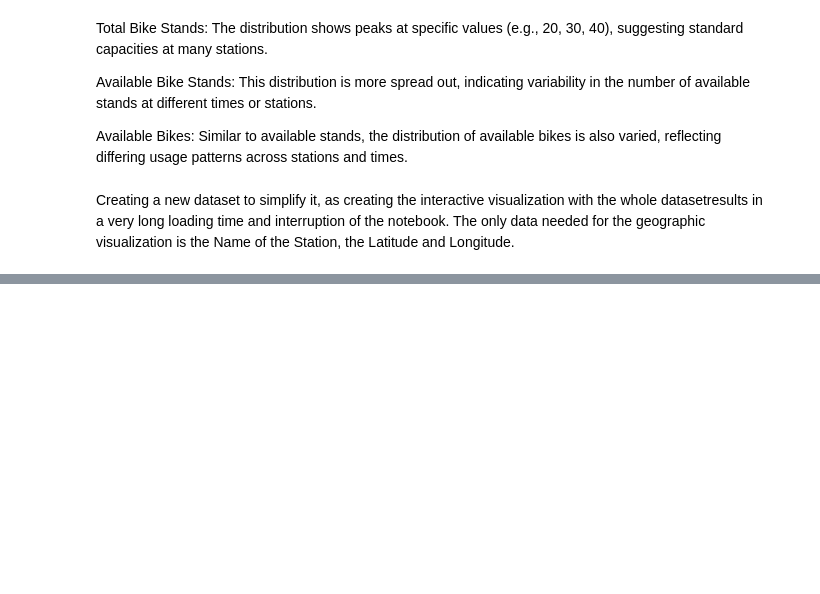
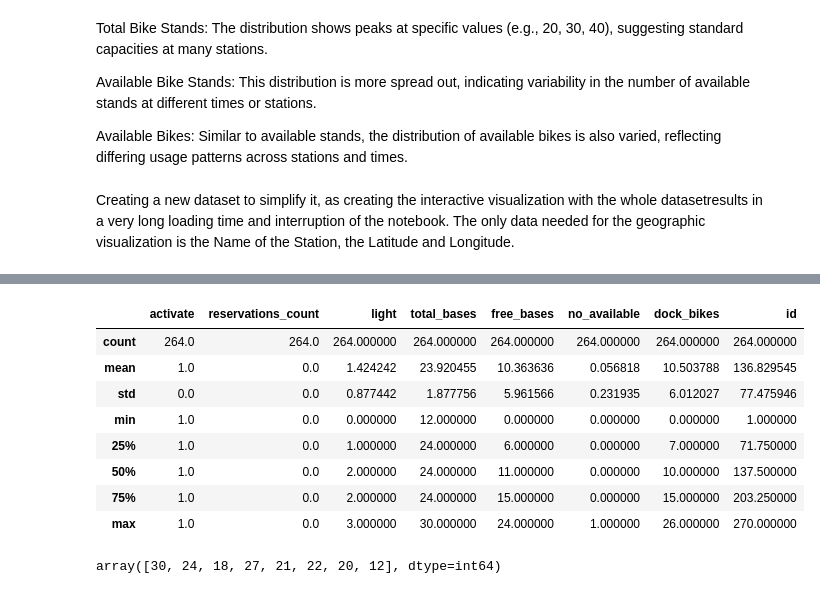
Before and after one commit to mkoleva0/DataAnalytics_CA2, a Jupyter notebook: EDA and Stats - bikedata.ipynb, the cells around one changed output, grey strips where cells are left out. Cells and saved outputs as stored; diff of their text form; code cells hidden in the pictures; blank space fills up the shorter version.

```diff
--- a/EDA and Stats - bikedata.ipynb
+++ b/EDA and Stats - bikedata.ipynb
@@ -246,0 +336,12 @@ dublin_map
+# %%
+bike_data_madrid.describe()
+# %% [output]
+|  | activate | reservations_count | light | total_bases | free_bases | no_available | dock_bikes | id |
+| count | 264.0 | 264.0 | 264.000000 | 264.000000 | 264.000000 | 264.000000 | 264.000000 | 264.000000 |
+| mean | 1.0 | 0.0 | 1.424242 | 23.920455 | 10.363636 | 0.056818 | 10.503788 | 136.829545 |
+| std | 0.0 | 0.0 | 0.877442 | 1.877756 | 5.961566 | 0.231935 | 6.012027 | 77.475946 |
+| min | 1.0 | 0.0 | 0.000000 | 12.000000 | 0.000000 | 0.000000 | 0.000000 | 1.000000 |
+| 25% | 1.0 | 0.0 | 1.000000 | 24.000000 | 6.000000 | 0.000000 | 7.000000 | 71.750000 |
+| 50% | 1.0 | 0.0 | 2.000000 | 24.000000 | 11.000000 | 0.000000 | 10.000000 | 137.500000 |
+| 75% | 1.0 | 0.0 | 2.000000 | 24.000000 | 15.000000 | 0.000000 | 15.000000 | 203.250000 |
+| max | 1.0 | 0.0 | 3.000000 | 30.000000 | 24.000000 | 1.000000 | 26.000000 | 270.000000 |
@@ -246,0 +350,4 @@ dublin_map
+# %%
+bike_data_madrid['total_bases'].unique()
+# %% [output]
+array([30, 24, 18, 27, 21, 22, 20, 12], dtype=int64)
```
Also changed, not shown: parts of 59 cells of this notebook.
